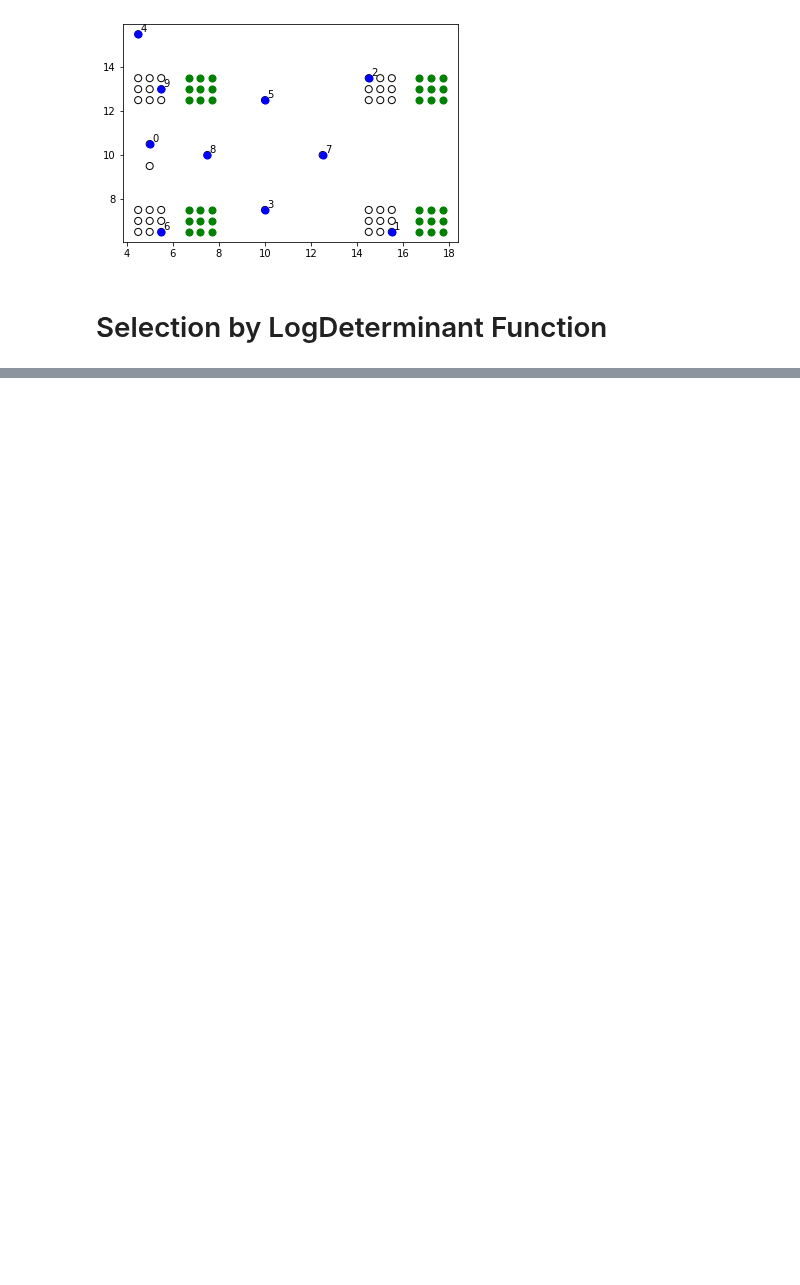
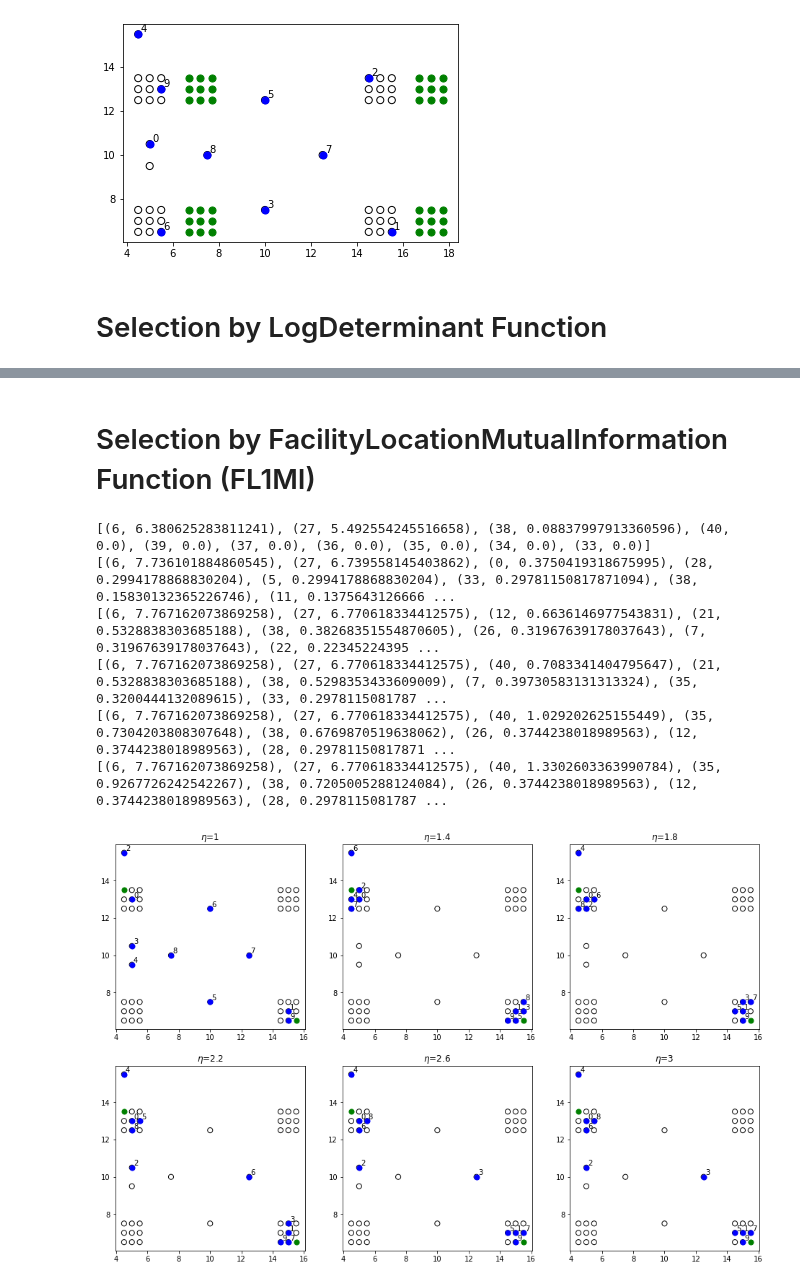
Before and after one commit to decile-team/submodlib, a Jupyter notebook: tutorials/Representational Power of Different Functions.ipynb, the cells around one changed output, grey strips where cells are left out. Saved outputs shown, nothing was run; the diff lists cells and outputs as text; code cells hidden in the pictures; blank space fills up the shorter version.

```diff
--- a/tutorials/Representational Power of Different Functions.ipynb
+++ b/tutorials/Representational Power of Different Functions.ipynb
@@ -330,0 +380,35 @@ for label, element in enumerate(greedyList):
+# %% [markdown]
+# Selection by FacilityLocationMutualInformation Function (FL1MI)
+# %%
+from submodlib import FacilityLocationMutualInformationFunction
+etas = [1, 1.4, 1.8, 2.2, 2.6, 3]
+row = 0
+index = 1
+plt.figure(figsize = (16, 16))
+for eta in etas:
+    plt.subplot(3,3,row*3+index)
+    obj = FacilityLocationMutualInformationFunction(n=41, num_queries=2, imageData=groundData,
+                                                    queryData=queryData, metric="euclidean", magnificationLambda=eta)
+    greedyList = obj.maximize(budget=10,optimizer='NaiveGreedy', stopIfZeroGain=False,
+                              stopIfNegativeGain=False, verbose=True)
+    print(greedyList)
+    greedyXs = [groundxs[x[0]] for x in greedyList]
+    greedyYs = [groundys[x[0]] for x in greedyList]
+    plt.scatter(groundxs, groundys, s=50, facecolors='none', edgecolors='black', label="Images")
+    plt.scatter(queryxs, queryys, s=50, color='green', label="Queries")
+    plt.scatter(greedyXs, greedyYs, s=50, color='blue', label="Greedy Set")
+    for label, element in enumerate(greedyList):
+        plt.annotate(label, (groundxs[element[0]], groundys[element[0]]), (groundxs[element[0]]+0.1, groundys[element[0]]+0.1))
+    plt.title('$\eta$='+str(eta))
+    index += 1
+    if index == 4:
+        row += 1
+        index = 1
+# %% [output]
+[(6, 6.380625283811241), (27, 5.492554245516658), (38, 0.08837997913360596), (40, 0.0), (39, 0.0), (37, 0.0), (36, 0.0), (35, 0.0), (34, 0.0), (33, 0.0)]
+[(6, 7.736101884860545), (27, 6.739558145403862), (0, 0.3750419318675995), (28, 0.2994178868830204), (5, 0.2994178868830204), (33, 0.29781150817871094), (38, 0.15830132365226746), (11, 0.1375643126666 ...
+[(6, 7.767162073869258), (27, 6.770618334412575), (12, 0.6636146977543831), (21, 0.5328838303685188), (38, 0.38268351554870605), (26, 0.31967639178037643), (7, 0.31967639178037643), (22, 0.22345224395 ...
+[(6, 7.767162073869258), (27, 6.770618334412575), (40, 0.7083341404795647), (21, 0.5328838303685188), (38, 0.5298353433609009), (7, 0.39730583131313324), (35, 0.3200444132089615), (33, 0.2978115081787 ...
+[(6, 7.767162073869258), (27, 6.770618334412575), (40, 1.029202625155449), (35, 0.7304203808307648), (38, 0.6769870519638062), (26, 0.3744238018989563), (12, 0.3744238018989563), (28, 0.29781150817871 ...
+[(6, 7.767162073869258), (27, 6.770618334412575), (40, 1.3302603363990784), (35, 0.9267726242542267), (38, 0.7205005288124084), (26, 0.3744238018989563), (12, 0.3744238018989563), (28, 0.2978115081787 ...
+[figure, added]
```
Also changed, not shown: parts of 15 cells of this notebook, 17 other files.
